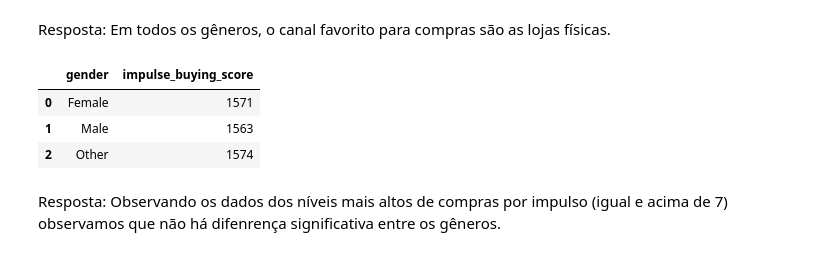
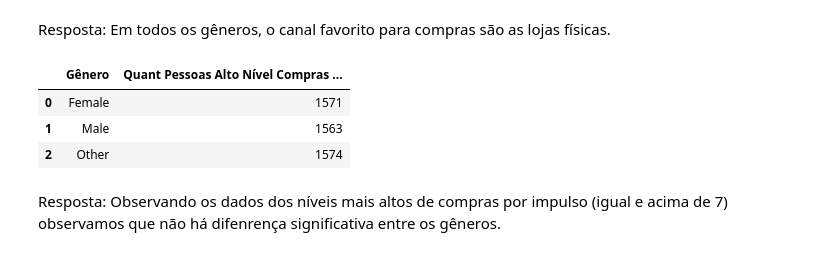
Before and after one commit to Tianeto/projeto_final_tec_prog, a Jupyter notebook: projeto_analise_compras.ipynb, the cells around one changed output. Cells and saved outputs as stored; diff of their text form; code cells hidden in the pictures.

```diff
--- a/projeto_analise_compras.ipynb
+++ b/projeto_analise_compras.ipynb
@@ -311,10 +312,11 @@ Resposta: Em todos os gêneros, o canal favorito para compras são as lojas fís
 # %%
 # 8. Quem tem maior nível de compras por impulso por genero
 
-compras_impulso_alto = compras[compras['impulse_buying_score'] >= 7].groupby('gender')['impulse_buying_score'].count().reset_index()
+compras_impulso_alto = (compras[compras['impulse_buying_score'] >= 7].groupby('gender')
+['impulse_buying_score'].count().reset_index().rename(columns={'gender':'Gênero', 'impulse_buying_score':'Quant Pessoas Alto Nível Compras por Impulso'}))
 display(compras_impulso_alto)
 # %% [output]
-|  | gender | impulse_buying_score |
+|  | Gênero | Quant Pessoas Alto Nível Compras ... |
 | 0 | Female | 1571 |
 | 1 | Male | 1563 |
 | 2 | Other | 1574 |
```
Also changed, not shown: parts of 3 cells of this notebook.
